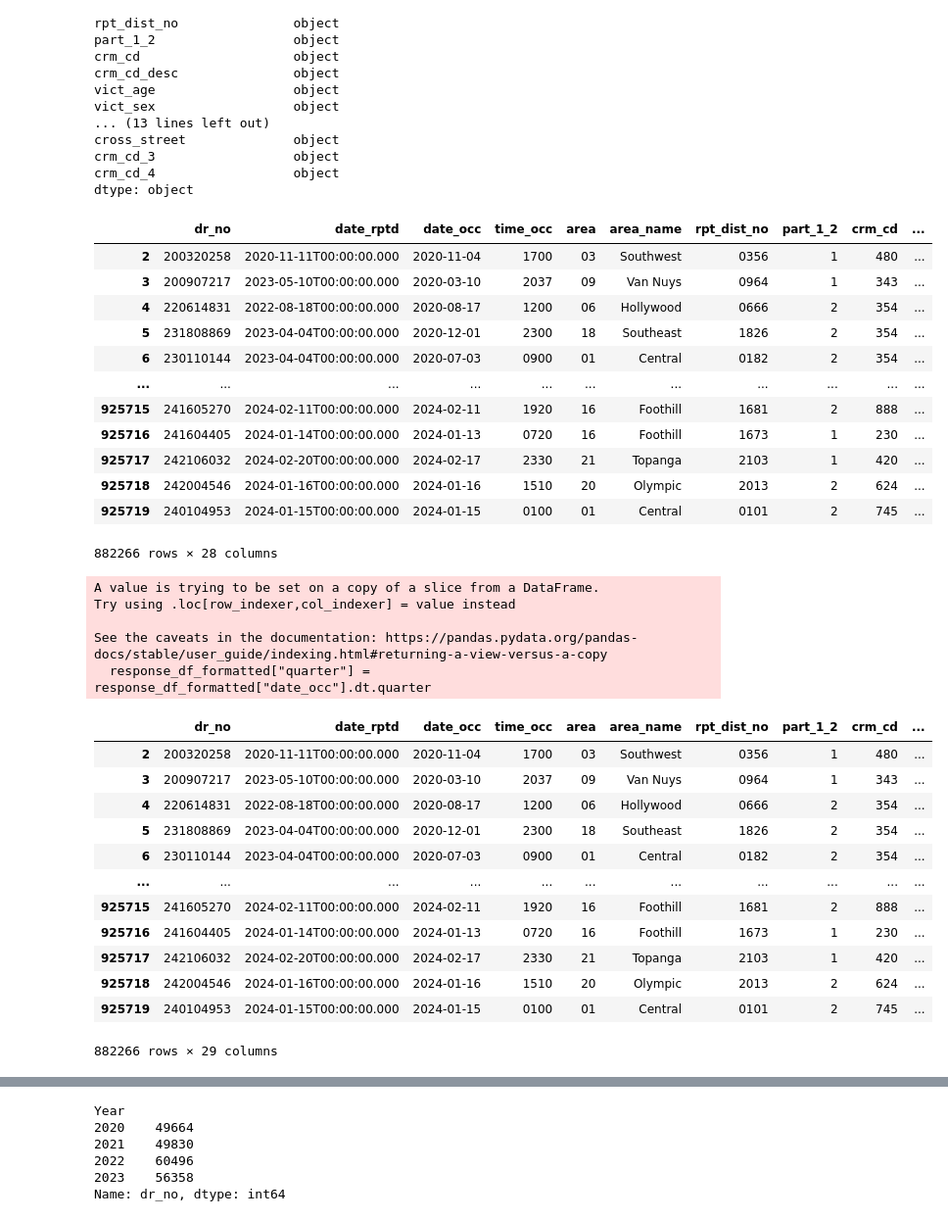
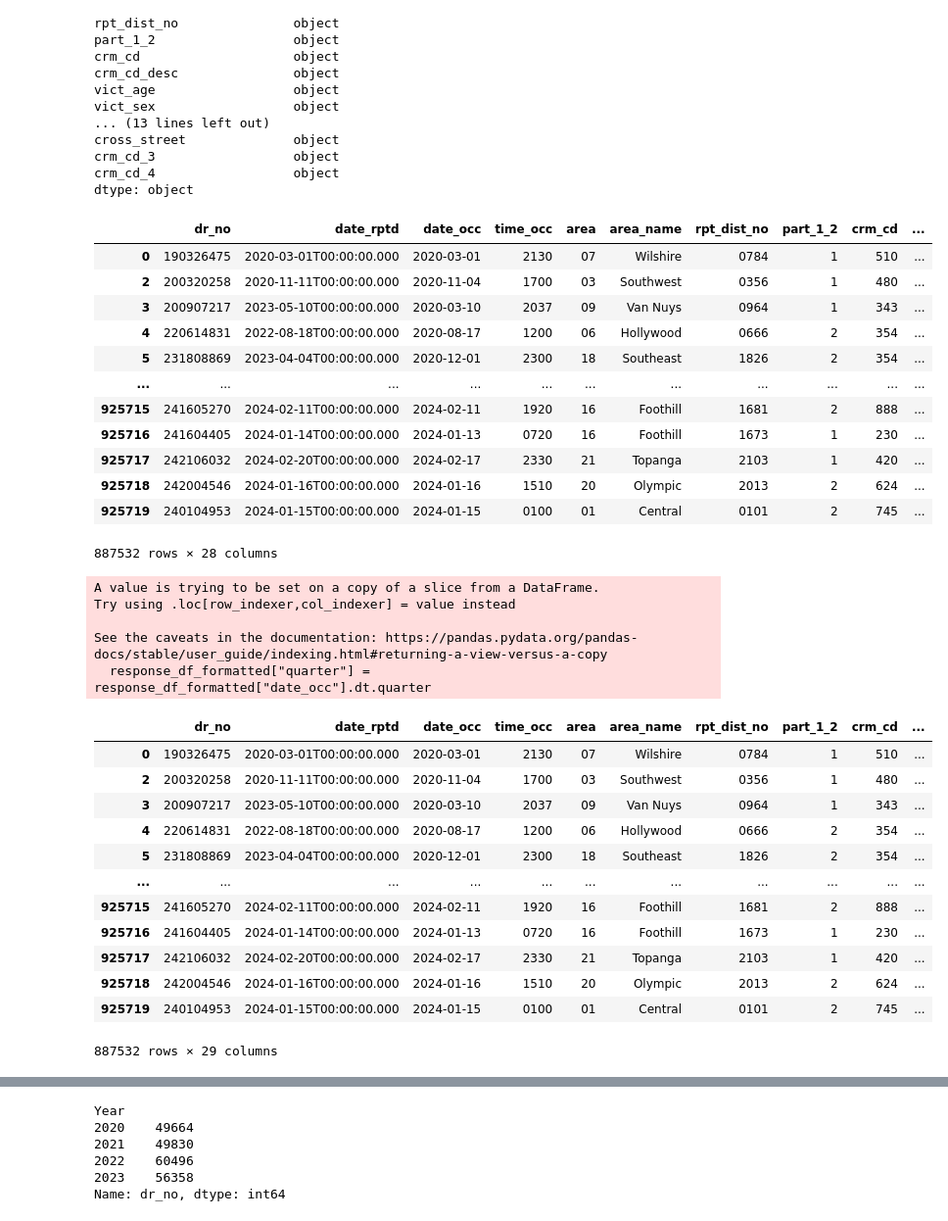
Before and after one commit to wiseorcool/Project-1-Team-4, a Jupyter notebook: April 10th Initial Graphs/json-response.ipynb, the cells around one changed output, grey strips where cells are left out. Shown at 98% size. Cells and saved outputs as stored; diff of their text form; code cells hidden in the pictures.

```diff
--- a/April 10th Initial Graphs/json-response.ipynb
+++ b/April 10th Initial Graphs/json-response.ipynb
@@ -152,22 +152,22 @@ dtype: object
 # %%
 #Drop crimes occured past before past Mar31/2024 (Team agreed on excluding Apr/2024 data, as it will gather partial data)
 #source = https://www.geeksforgeeks.org/how-to-filter-dataframe-rows-based-on-the-date-in-pandas/
-response_df_formatted = response_df_formatted.loc[(response_df_formatted["date_occ"] >= "2020-03-10") & (response_df_formatted["date_occ"] <="2024-03-31")]
+response_df_formatted = response_df_formatted.loc[(response_df_formatted["date_occ"] >= "2020-03-01") & (response_df_formatted["date_occ"] <="2024-03-31")]
 response_df_formatted
 # %% [output]
 |  | dr_no | date_rptd | date_occ | time_occ | area | area_name | rpt_dist_no | part_1_2 | crm_cd | ... |
+| 0 | 190326475 | 2020-03-01T00:00:00.000 | 2020-03-01 | 2130 | 07 | Wilshire | 0784 | 1 | 510 | ... |
 | 2 | 200320258 | 2020-11-11T00:00:00.000 | 2020-11-04 | 1700 | 03 | Southwest | 0356 | 1 | 480 | ... |
 | 3 | 200907217 | 2023-05-10T00:00:00.000 | 2020-03-10 | 2037 | 09 | Van Nuys | 0964 | 1 | 343 | ... |
 | 4 | 220614831 | 2022-08-18T00:00:00.000 | 2020-08-17 | 1200 | 06 | Hollywood | 0666 | 2 | 354 | ... |
 | 5 | 231808869 | 2023-04-04T00:00:00.000 | 2020-12-01 | 2300 | 18 | Southeast | 1826 | 2 | 354 | ... |
-| 6 | 230110144 | 2023-04-04T00:00:00.000 | 2020-07-03 | 0900 | 01 | Central | 0182 | 2 | 354 | ... |
 | ... | ... | ... | ... | ... | ... | ... | ... | ... | ... | ... |
 | 925715 | 241605270 | 2024-02-11T00:00:00.000 | 2024-02-11 | 1920 | 16 | Foothill | 1681 | 2 | 888 | ... |
 | 925716 | 241604405 | 2024-01-14T00:00:00.000 | 2024-01-13 | 0720 | 16 | Foothill | 1673 | 1 | 230 | ... |
 | 925717 | 242106032 | 2024-02-20T00:00:00.000 | 2024-02-17 | 2330 | 21 | Topanga | 2103 | 1 | 420 | ... |
 | 925718 | 242004546 | 2024-01-16T00:00:00.000 | 2024-01-16 | 1510 | 20 | Olympic | 2013 | 2 | 624 | ... |
 | 925719 | 240104953 | 2024-01-15T00:00:00.000 | 2024-01-15 | 0100 | 01 | Central | 0101 | 2 | 745 | ... |
-882266 rows × 28 columns
+887532 rows × 28 columns
 # %%
 #Extract year and month from date and put it in a new column
 # Source:  https://stackoverflow.com/questions/37632766/python-pandas-get-fiscal-quarter-from-fiscal-year-and-month-for-uk
@@ -180,18 +180,18 @@ Try using .loc[row_indexer,col_indexer] = value instead
 See the caveats in the documentation: https://pandas.pydata.org/pandas-docs/stable/user_guide/indexing.html#returning-a-view-versus-a-copy
   response_df_formatted["quarter"] = response_df_formatted["date_occ"].dt.quarter
 |  | dr_no | date_rptd | date_occ | time_occ | area | area_name | rpt_dist_no | part_1_2 | crm_cd | ... |
+| 0 | 190326475 | 2020-03-01T00:00:00.000 | 2020-03-01 | 2130 | 07 | Wilshire | 0784 | 1 | 510 | ... |
 | 2 | 200320258 | 2020-11-11T00:00:00.000 | 2020-11-04 | 1700 | 03 | Southwest | 0356 | 1 | 480 | ... |
 | 3 | 200907217 | 2023-05-10T00:00:00.000 | 2020-03-10 | 2037 | 09 | Van Nuys | 0964 | 1 | 343 | ... |
 | 4 | 220614831 | 2022-08-18T00:00:00.000 | 2020-08-17 | 1200 | 06 | Hollywood | 0666 | 2 | 354 | ... |
 | 5 | 231808869 | 2023-04-04T00:00:00.000 | 2020-12-01 | 2300 | 18 | Southeast | 1826 | 2 | 354 | ... |
-| 6 | 230110144 | 2023-04-04T00:00:00.000 | 2020-07-03 | 0900 | 01 | Central | 0182 | 2 | 354 | ... |
 | ... | ... | ... | ... | ... | ... | ... | ... | ... | ... | ... |
 | 925715 | 241605270 | 2024-02-11T00:00:00.000 | 2024-02-11 | 1920 | 16 | Foothill | 1681 | 2 | 888 | ... |
 | 925716 | 241604405 | 2024-01-14T00:00:00.000 | 2024-01-13 | 0720 | 16 | Foothill | 1673 | 1 | 230 | ... |
 | 925717 | 242106032 | 2024-02-20T00:00:00.000 | 2024-02-17 | 2330 | 21 | Topanga | 2103 | 1 | 420 | ... |
 | 925718 | 242004546 | 2024-01-16T00:00:00.000 | 2024-01-16 | 1510 | 20 | Olympic | 2013 | 2 | 624 | ... |
 | 925719 | 240104953 | 2024-01-15T00:00:00.000 | 2024-01-15 | 0100 | 01 | Central | 0101 | 2 | 745 | ... |
-882266 rows × 29 columns
+887532 rows × 29 columns
 # %%
 #Extract year from date and put it in a new column
 #year = year of occurrence
```
Also changed, not shown: parts of 24 cells of this notebook.
